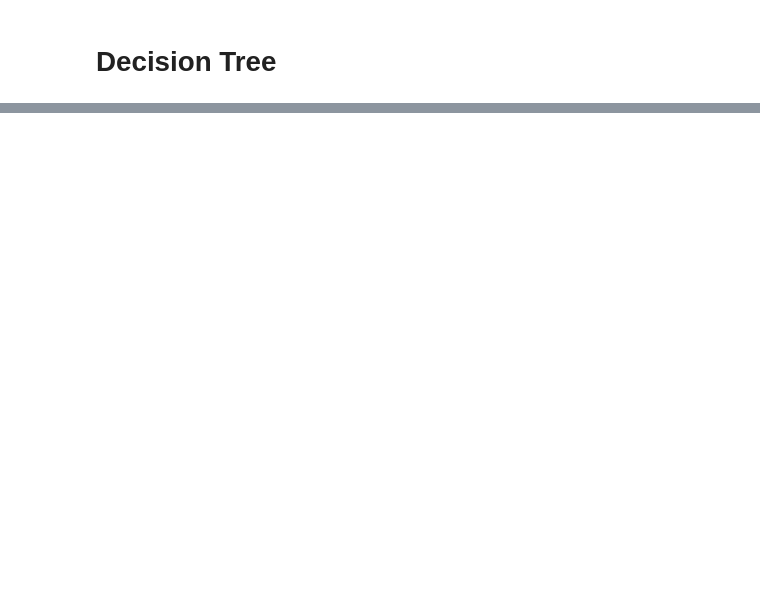
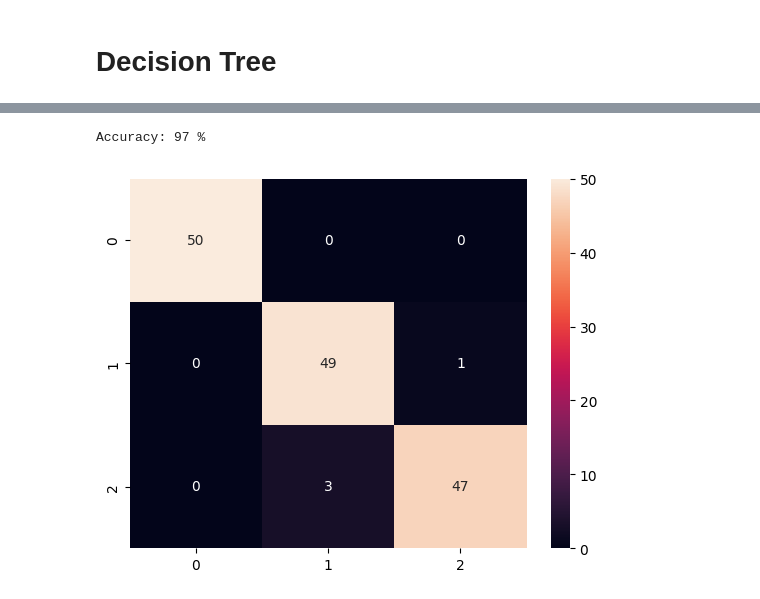
Before and after one commit to kueiwen/machine-learning, a Jupyter notebook: decision_tree.ipynb, the cells around one changed output, grey strips where cells are left out. Drawn from its saved outputs; the diff is of its cells as text; code cells hidden in the pictures; blank space fills up the shorter version.

Commit message:
complete decision tree implementation
add

```diff
--- a/decision_tree.ipynb
+++ b/decision_tree.ipynb
@@ -39,7 +52,15 @@ def entropy(class_probabilitues: list) -> float:
         class_probabilitues (list): A list of class probabilities
     Returns:
         entropy (float): The entropy of the given class probabilities"""
-    return sum([-p * np.log2(p)] for p in class_probabilitues)
+    return sum([-p * np.log2(p+1e-10) for p in class_probabilitues])
+
+def gini(class_probabilities: list) -> float:
+    """Implement the gini function
+    Args:
+        class_probabilities (list): A list of class probabilities
+    Returns:
+        gini (float): The gini of the given class probabilities"""
+    return 1 - sum([p**2 for p in class_probabilities])
 # %%
 from typing import Tuple
 def split(X: np.array, y: np.array, feature_idx: int, feature_val: float) -> Tuple[np.array, np.array]:
@@ -64,0 +181,2 @@ def fin_best_split(X, y):
+# %%
+tree = build_tree(X, y, 'entropy', 0, 3, 3)
@@ -64,0 +238,32 @@ def fin_best_split(X, y):
+# %%
+def predict(X: np.array) -> np.array:
+    """Predict the class of the given input data
+    Args:
+        X (np.array): The input data
+    Returns:
+        predictions (np.array): The predicted class of the input data"""
+    predictions = []
+    for x in X:
+        node = tree
+        while node.left is not None and node.right is not None:
+            if x[node.feature_idx] < node.feature_val:
+                node = node.left
+            else:
+                node = node.right
+        predictions.append(np.argmax(node.label_probs))
+    return np.array(predictions)
+y_pred = predict(X)
+# %%
+from sklearn.metrics import confusion_matrix
+import seaborn as sns
+
+cm = confusion_matrix(y, y_pred)
+
+sns.heatmap(cm, annot=True, annot_kws={"size": 10})
+
+
+acc = np.sum(y==y_pred)/len(y_pred)
+print("Accuracy: {} %".format(round(acc*100),2))
+# %% [output]
+Accuracy: 97 %
+[figure, added]
```
Also changed, not shown: parts of 13 cells of this notebook.
